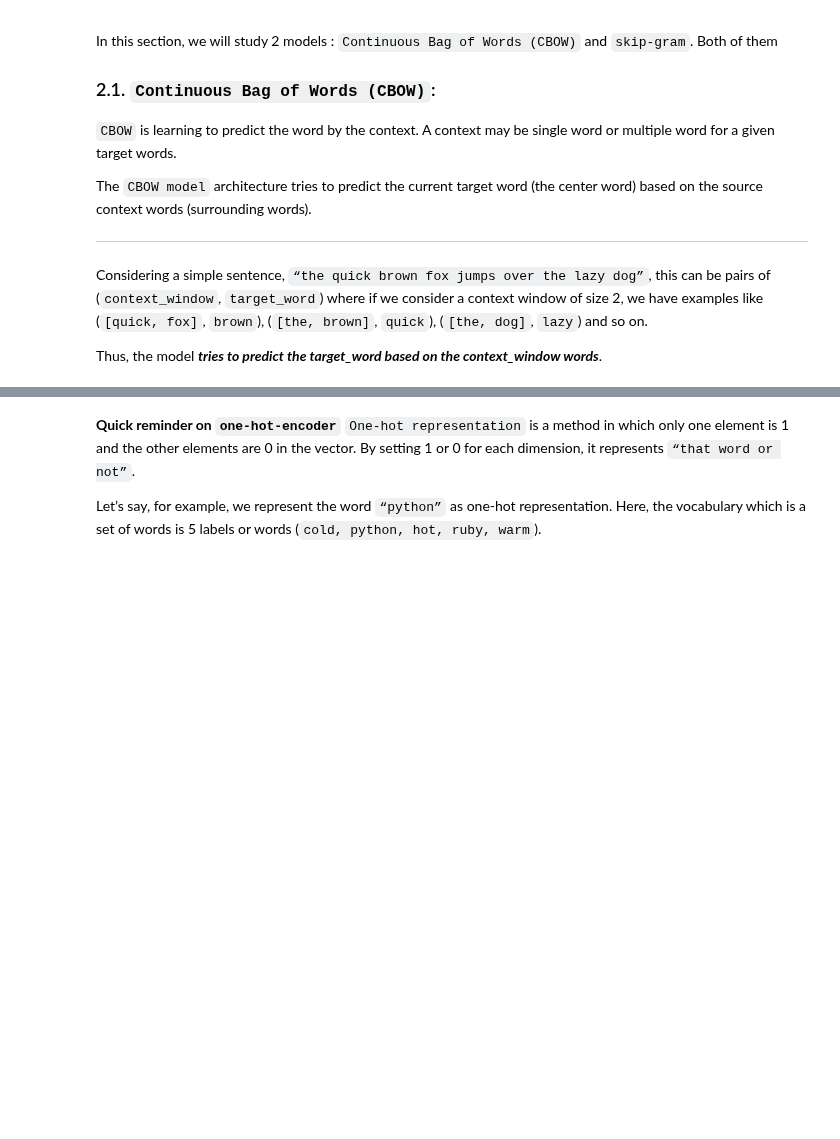
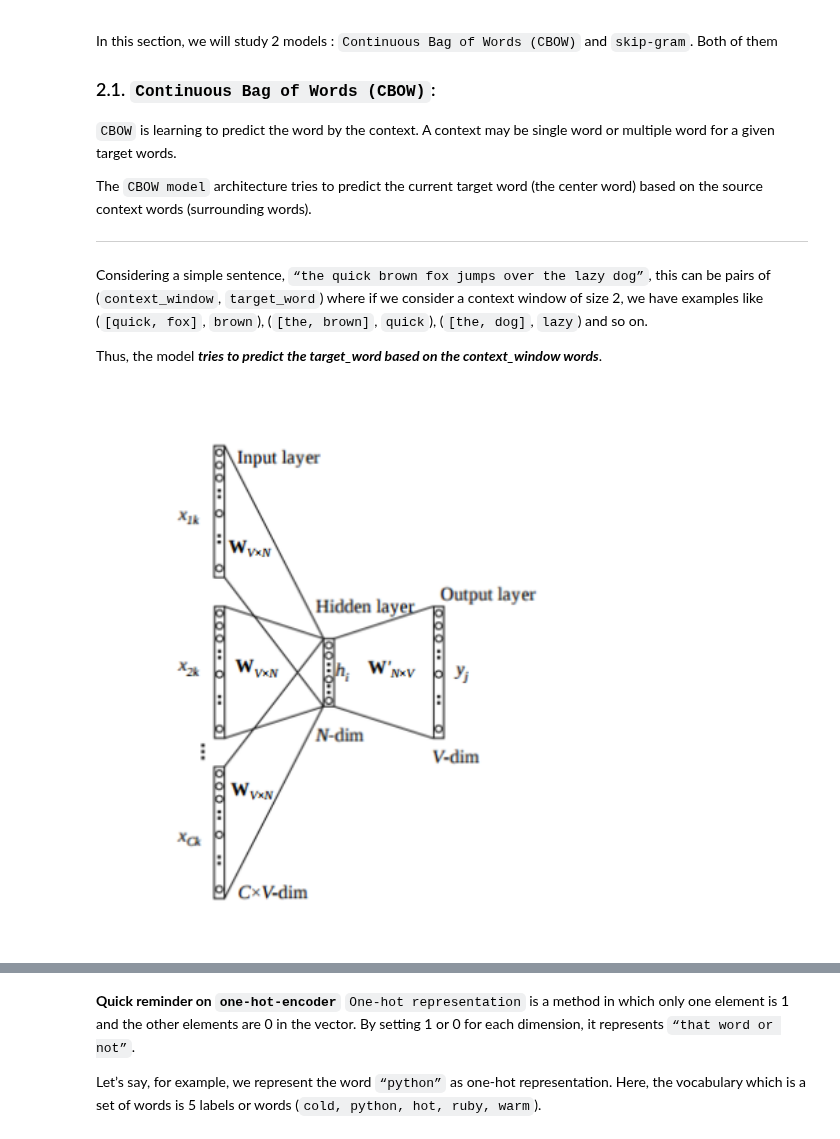
Before and after one commit to NhanDoV/Lectures_notes-teaching-in-VN-, a Jupyter notebook: Statistics/NLP/Embedding.ipynb, the cells around one changed output, grey strips where cells are left out. Saved outputs shown, nothing was run; the diff lists cells and outputs as text; code cells hidden in the pictures; blank space fills up the shorter version.

```diff
--- a/Statistics/NLP/Embedding.ipynb
+++ b/Statistics/NLP/Embedding.ipynb
@@ -585,6 +585,13 @@ The `CBOW model` architecture tries to predict the current target word (the cent
 Considering a simple sentence, `“the quick brown fox jumps over the lazy dog”`, this can be pairs of (`context_window`, `target_word`) where if we consider a context window of size 2, we have examples like (`[quick, fox]`, `brown`), (`[the, brown]`, `quick`), (`[the, dog]`, `lazy`) and so on.
 
 Thus, the model ***tries to predict the target_word based on the context_window words***.
+# %%
+from IPython.core.display import Image, display
+
+display(Image(r"C:\Users\Admin\Desktop\Nhan_pro\Data\cbow1.png", width=590, unconfined=True))
+# https://github.com/Nhan121/Kaggle-6-first-projects/blob/master/NLP_Text_Classification/image_illustration/cbow1.png
+# %% [output]
+[figure, added]
 # %% [markdown]
 **Describe problem using 3 layers: `Input`; `hidden (Lambda layer)` & `output`**
 
```
Also changed, not shown: parts of 11 cells of this notebook.
